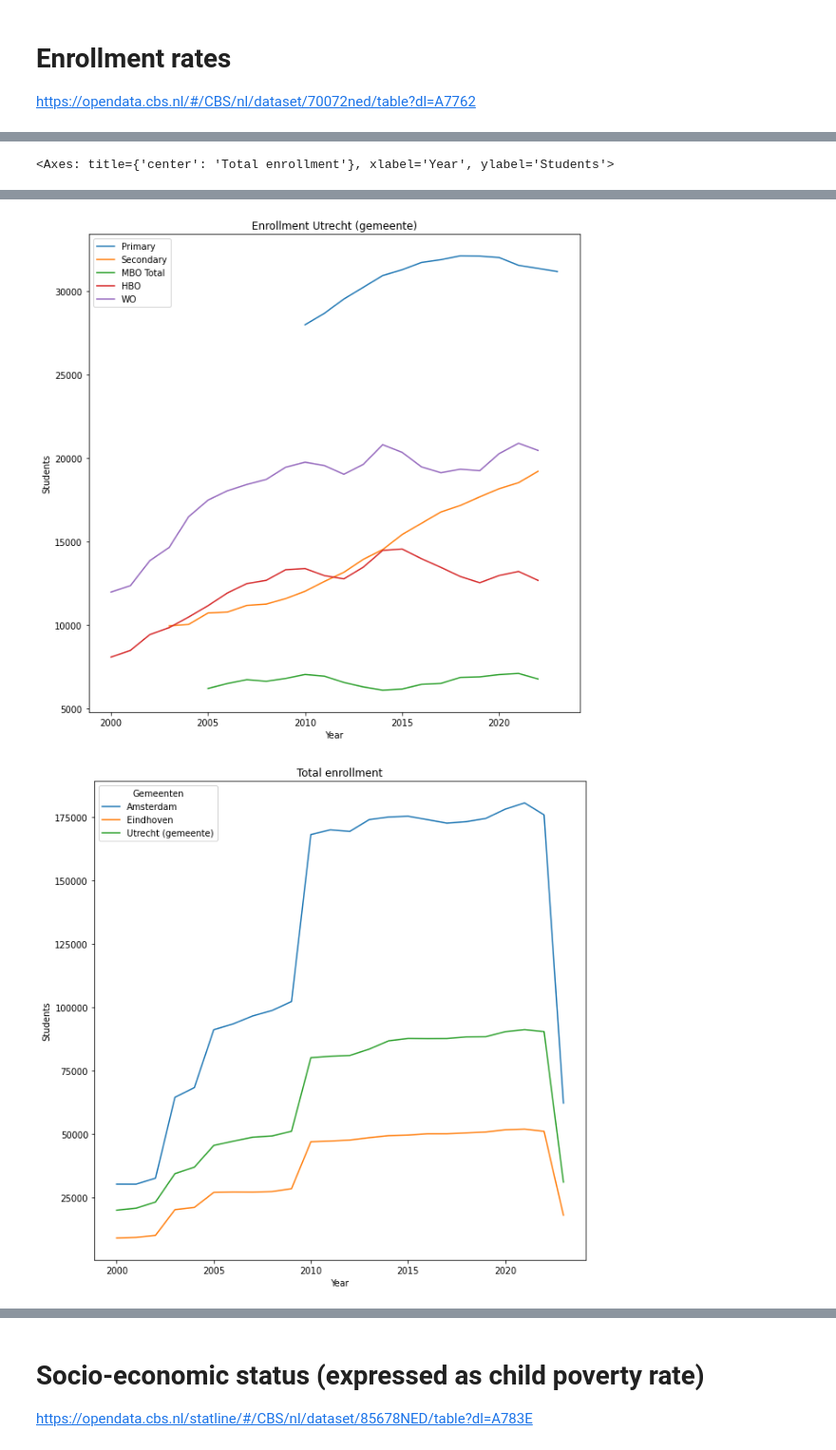
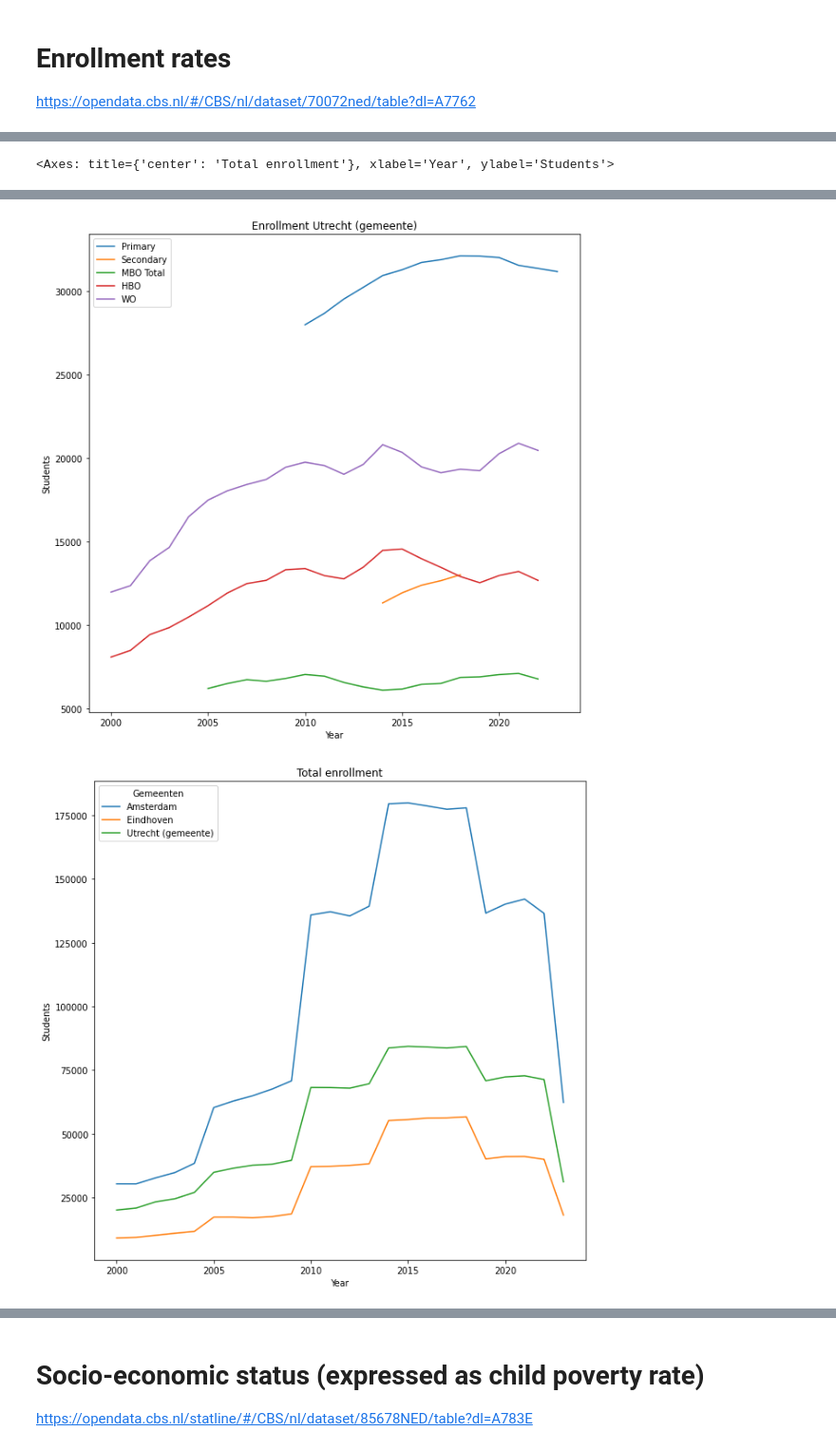
Before and after one commit to Thais02/knowledge2024, a Jupyter notebook: DataProcessing_ultimate.ipynb, the cells around one changed output, grey strips where cells are left out. Shown at 95% size. Drawn from its saved outputs; the diff is of its cells as text; code cells hidden in the pictures.

Commit message:
Added granular secondary to enrollment df

```diff
--- a/DataProcessing_ultimate.ipynb
+++ b/DataProcessing_ultimate.ipynb
@@ -109,7 +109,7 @@ get_enrollment_df(get_csv('Regionale_kerncijfers_'), get_csv('primary_education_
 from enrollment import get_enrollment_df, plot_enrollment_city, plot_enrollment_total
 
 
-df = get_enrollment_df(get_csv('Regionale_kerncijfers_'), get_csv('primary_education_'), get_csv('georef'))
+df = get_enrollment_df(get_csv('Regionale_kerncijfers_'), get_csv('primary_education_'), get_csv('georef'), get_csv('enrollment-secondary'))
 
 for plot in plot_enrollment_city(df, ['Utrecht (gemeente)', 'Eindhoven', 'Amsterdam'], kind='line'):
     pass  # so long as the plot is 'accessed', the notebook will display it
@@ -122,2 +122,2 @@ plot_enrollment_total(df, ['Utrecht (gemeente)', 'Eindhoven', 'Amsterdam'], kind
-[figure, old version]
+[figure, new version]
-[figure, old version]
+[figure, new version]
```
Also changed, not shown: parts of 8 cells of this notebook, 2 other files.
